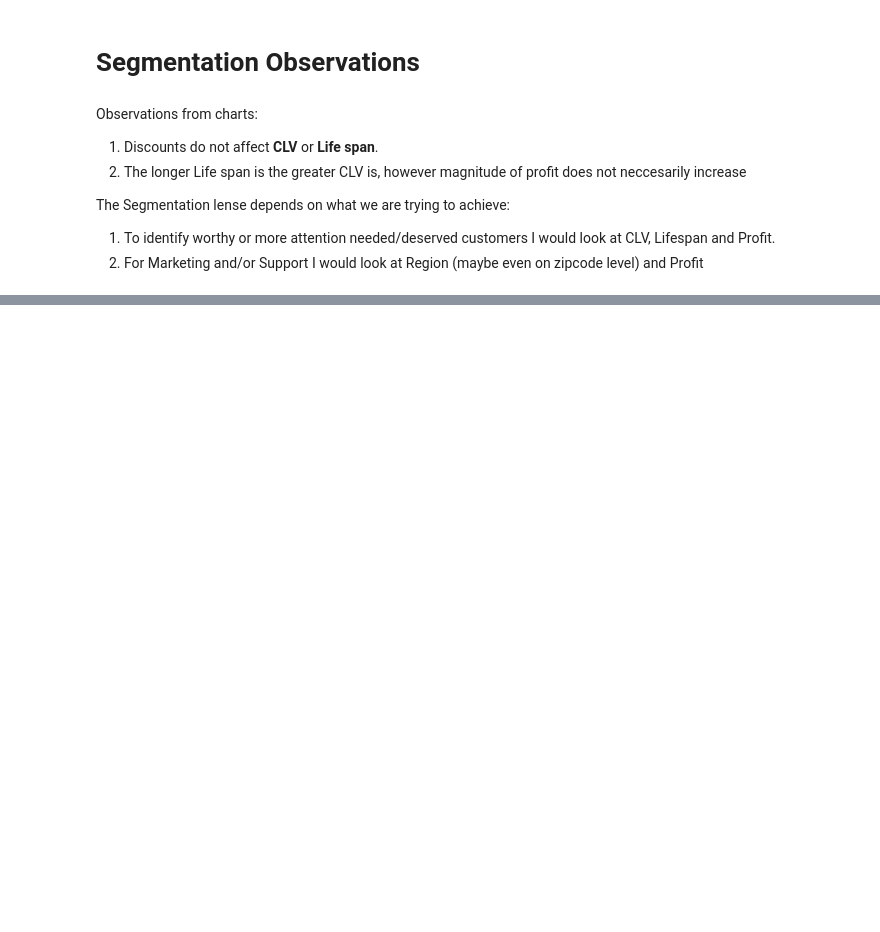
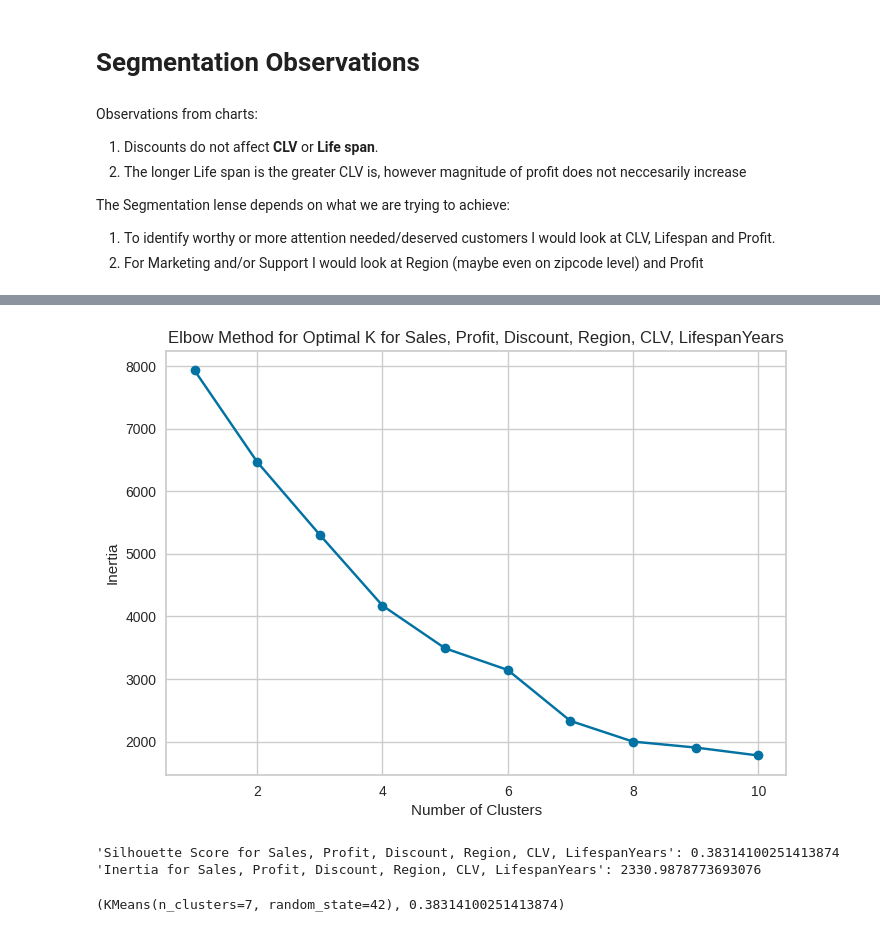
Before and after one commit to SuperDataScience-Community-Projects/SDS-CP008-superstore-customer-segmentation, a Jupyter notebook: notebooks/alex/SDS_CP008_superstore_customer_segmentation_Notebook_2_Clustering_Data.ipynb, the cells around one changed output, grey strips where cells are left out. Drawn from its saved outputs; the diff is of its cells as text; code cells hidden in the pictures; blank space fills up the shorter version.

```diff
--- a/notebooks/alex/SDS_CP008_superstore_customer_segmentation_Notebook_2_Clustering_Data.ipynb
+++ b/notebooks/alex/SDS_CP008_superstore_customer_segmentation_Notebook_2_Clustering_Data.ipynb
@@ -609,0 +692,7 @@ The Segmentation lense depends on what we are trying to achieve:
+# %%
+df_clustering =df_clv_dsc_lfspn[['Customer ID','Sales'	,'Profit'	,'Discount'	,'Region'	,'CLV'	,'LifespanYears']]
+df_features = pd.get_dummies(df_clustering, columns=['Region']).drop(['Customer ID'], axis=1)
+# Convert only the boolean columns to integers
+bool_cols = df_features.select_dtypes(include='bool').columns
+df_features[bool_cols] = df_features[bool_cols].astype(int)
+print(df_features.head(10))
@@ -609,0 +762,23 @@ The Segmentation lense depends on what we are trying to achieve:
+# %%
+from typing import Tuple
+# Standardize the encoded data
+def get_scaler(df) -> Tuple[StandardScaler, np.ndarray]:
+    scaler = StandardScaler()
+    scaled_df = scaler.fit_transform(df)
+    return scaler, scaled_df
+# %%
+def plot_elbow(scaled_data,title="Elbow Method for Optimal K", max_clusters=10):
+  """
+     Determine the optimal number of clusters using the Elbow method
+  """
+  inertia = []
+  for i in range(1, max_clusters+1):
+      kmeans = KMeans(n_clusters=i, random_state=42)
+      kmeans.fit(scaled_data)
+      inertia.append(kmeans.inertia_)
+
+  plt.plot(range(1, 11), inertia, marker='o')
+  plt.title(title)
+  plt.xlabel('Number of Clusters')
+  plt.ylabel('Inertia')
+  plt.show()
@@ -609,0 +832,11 @@ The Segmentation lense depends on what we are trying to achieve:
+# %%
+scaler, scaled_df_features = get_scaler(df_features)
+plot_elbow(scaled_df_features, title='Elbow Method for Optimal K for Sales, Profit, Discount, Region, CLV, LifespanYears')
+# %% [output]
+[figure, added]
+# %%
+predict_get_silohuette(scaled_df_features, df_features, n_clusters= 7, for_label='Sales, Profit, Discount, Region, CLV, LifespanYears')
+# %% [output]
+'Silhouette Score for Sales, Profit, Discount, Region, CLV, LifespanYears': 0.38314100251413874
+'Inertia for Sales, Profit, Discount, Region, CLV, LifespanYears': 2330.9878773693076
+(KMeans(n_clusters=7, random_state=42), 0.38314100251413874)
```
Also changed, not shown: parts of 59 cells of this notebook.
